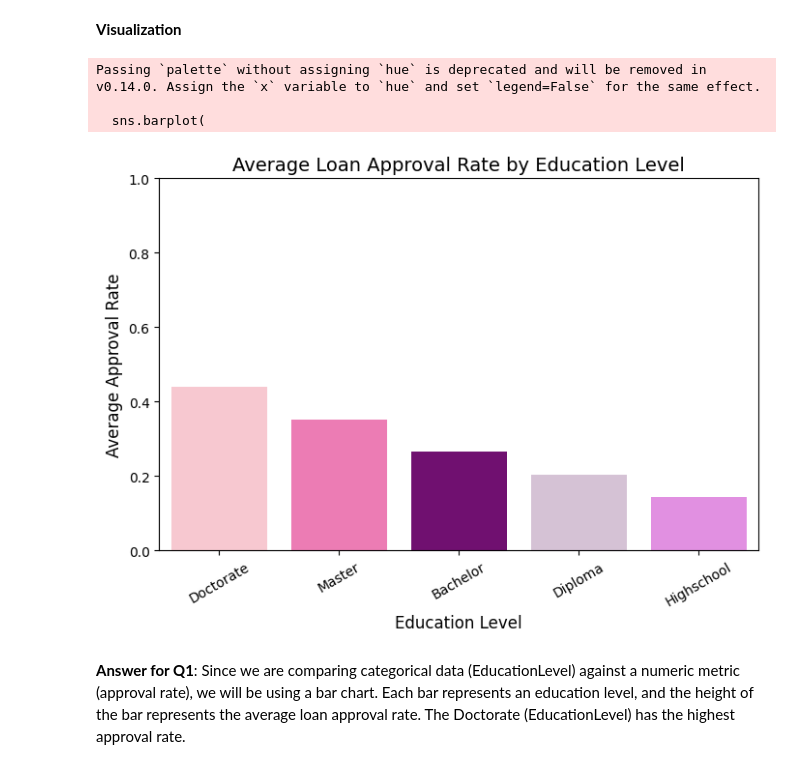
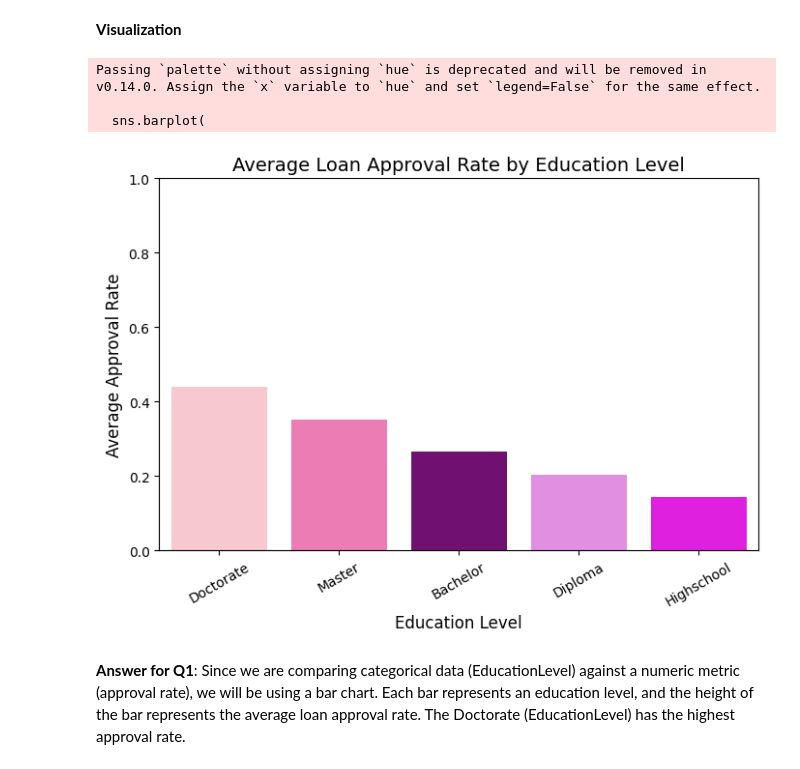
Before and after one commit to faridaikram/W2025, a Jupyter notebook: Classification_Mini_Project.ipynb, the cells around one changed output. Cells and saved outputs as stored; diff of their text form; code cells hidden in the pictures.

```diff
--- a/Classification_Mini_Project.ipynb
+++ b/Classification_Mini_Project.ipynb
@@ -236,35 +236,35 @@ import matplotlib.pyplot as plt
 # Binary Encoding LoanApproved
 df['LoanApproved_num'] = df['LoanApproved'].replace({'Yes': 1, 'No': 0})
 
 # Calculate average approval rate per EducationLevel
 approval_by_edu = df.groupby('EducationLevel')['LoanApproved_num'].mean().sort_values(ascending=False)
 
 # plotting figure
 plt.figure(figsize=(8,5))
 
 # Create a barplot
 sns.barplot(
     x=approval_by_edu.index,      # Education levels
     y=approval_by_edu.values,     # Average approval rate
-    palette=['pink', 'hotpink', 'purple', '#D8BFD8', 'violet']
+    palette=['pink', 'hotpink', 'purple', 'violet', '#FF00FF']
 )
 
 # Add titles and labels
 plt.title("Average Loan Approval Rate by Education Level", fontsize=14)
 plt.xlabel("Education Level", fontsize=12)
 plt.ylabel("Average Approval Rate", fontsize=12)
 plt.ylim(0, 1)
 
 # Rotate x labels for readability if needed
 plt.xticks(rotation=30)
 
 # Show plot
 plt.show()
 # %% [output]
 Passing `palette` without assigning `hue` is deprecated and will be removed in v0.14.0. Assign the `x` variable to `hue` and set `legend=False` for the same effect.
 
   sns.barplot(
-[figure, old version]
+[figure, new version]
 # %% [markdown]
 **Answer for Q1**: Since we are comparing categorical data (EducationLevel) against a numeric metric (approval rate), we will be using a bar chart. Each bar represents an education level, and the height of the bar represents the average loan approval rate. The Doctorate (EducationLevel) has the highest approval rate.
 # %% [markdown]
```
Also changed, not shown: parts of 11 cells of this notebook.
